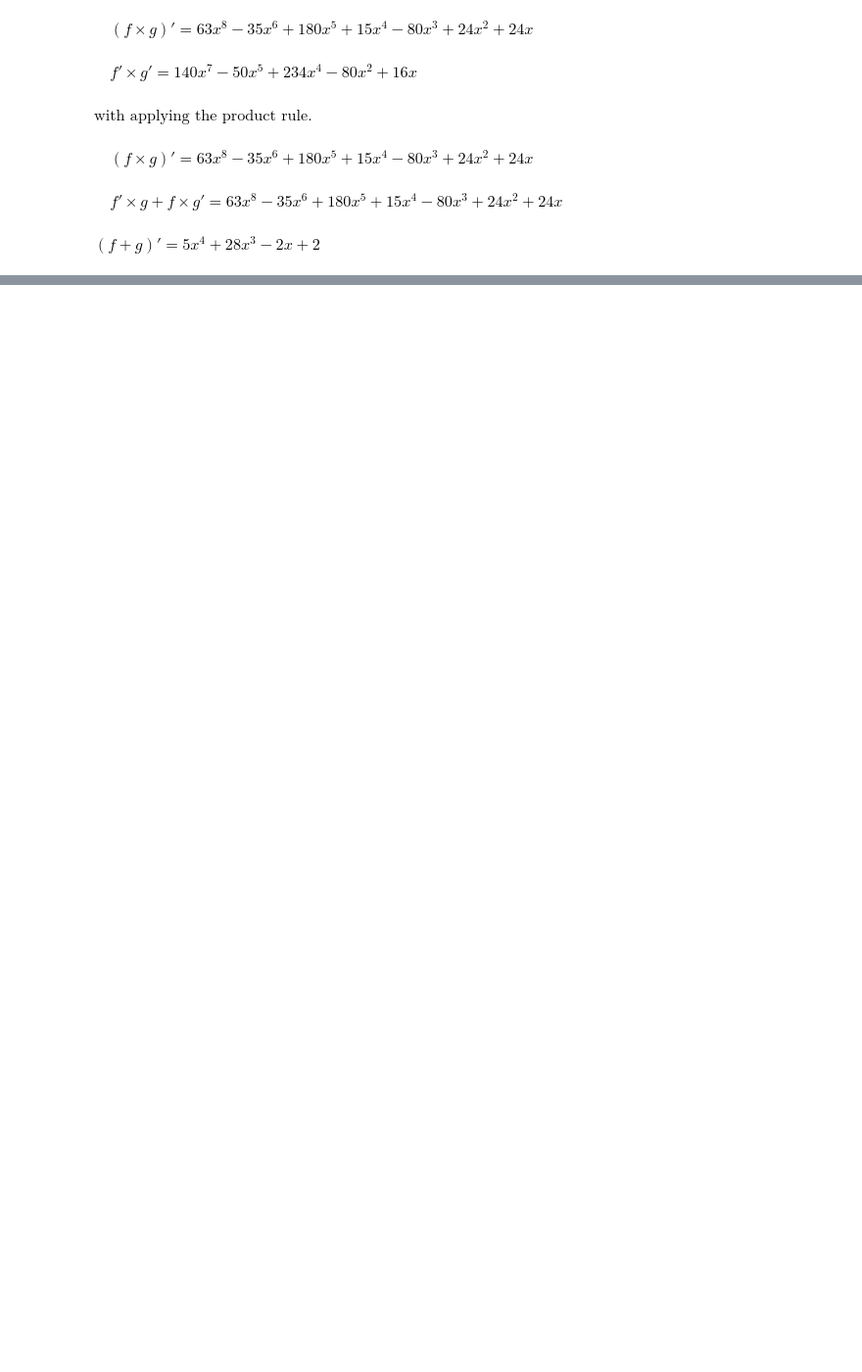
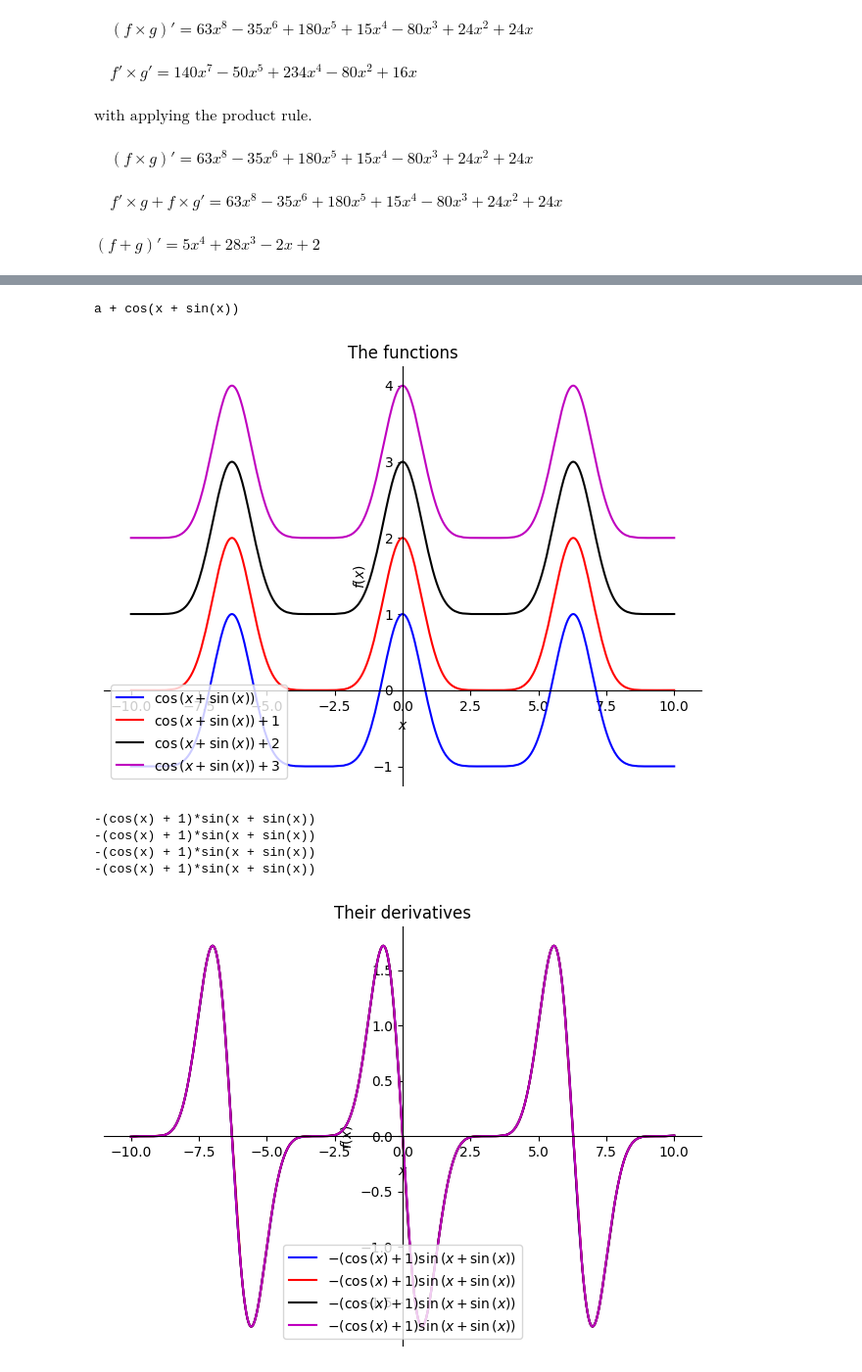
Before and after one commit to yaowenqiang/master_math_by_coding_in_python, a Jupyter notebook: derivative_of_polynomial.ipynb, the cells around one changed output, grey strips where cells are left out. Shown at 98% size. Drawn from its saved outputs; the diff is of its cells as text; code cells hidden in the pictures; blank space fills up the shorter version.

Commit message:
add sine aind cosine derivative notes

```diff
--- a/derivative_of_polynomial.ipynb
+++ b/derivative_of_polynomial.ipynb
@@ -77,0 +118,34 @@ display(Math('(f+g)\' = %s' %(sym.latex(sym.expand(d_fplus_g)))))
+# %%
+x,a = sym.symbols('x,a')
+f = sym.cos(x + sym.sin(x)) + a
+print(f)
+colors='brkm'
+for ai in range(0,4):
+    if ai == 0:
+        p = symplot(f.subs(a,ai), show=False,label=f.subs(a,ai),line_color=colors[0])
+    else:
+        p.extend(symplot(f.subs(a,ai), show=False,label=f.subs(a,ai),line_color=colors[ai]))
+
+p.title = 'The functions'
+p.legend = True
+p.show()
+
+
+for ai in range(0,4):
+    print(sym.diff(f.subs(a,ai)))
+    if ai == 0:
+        p = symplot(sym.diff(f.subs(a,ai)), show=False,label=sym.diff(f.subs(a,ai)),line_color=colors[0])
+    else:
+        p.extend(symplot(sym.diff(f.subs(a,ai)), show=False,label=sym.diff(f.subs(a,ai)),line_color=colors[ai]))
+
+p.title = 'Their derivatives'
+p.legend = True
+p.show()
+# %% [output]
+a + cos(x + sin(x))
+[figure, added]
+-(cos(x) + 1)*sin(x + sin(x))
+-(cos(x) + 1)*sin(x + sin(x))
+-(cos(x) + 1)*sin(x + sin(x))
+-(cos(x) + 1)*sin(x + sin(x))
+[figure, added]
```
Also changed, not shown: parts of 4 cells of this notebook, 1 other file.
